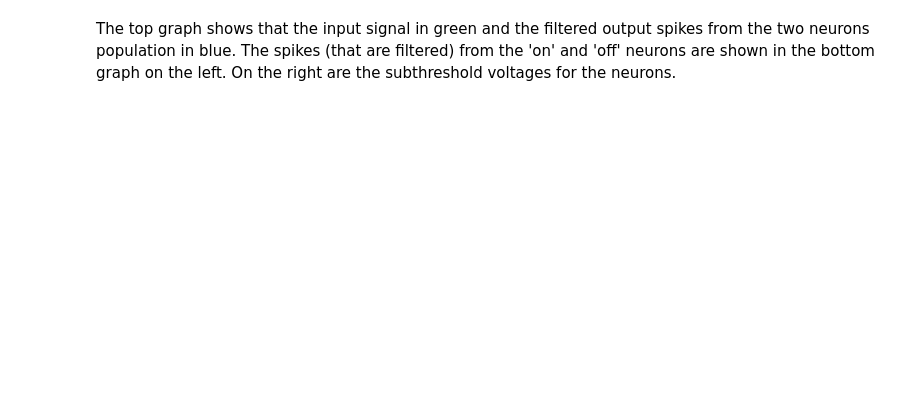
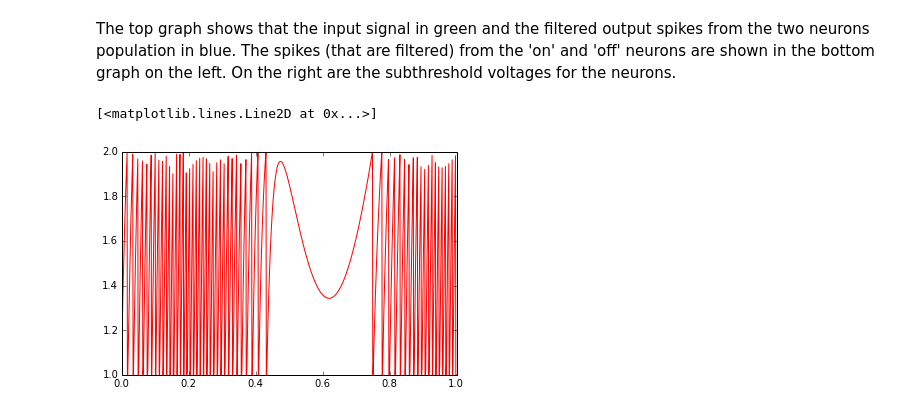
Before and after one commit to nengo/nengo, a Jupyter notebook: examples/two_neurons.ipynb, the cells around one changed output. Drawn from its saved outputs; the diff is of its cells as text; code cells hidden in the pictures; blank space fills up the shorter version.

```diff
--- a/examples/two_neurons.ipynb
+++ b/examples/two_neurons.ipynb
@@ -76,0 +82,5 @@ The top graph shows that the input signal in green and the filtered output spike
+# %%
+plt.plot(sim.trange(), sim.data[voltage][:, 0] + 1, 'r')\
+# %% [output]
+[<matplotlib.lines.Line2D at 0x...>]
+[figure, added]
```
Also changed, not shown: parts of 14 cells of this notebook, 12 other files.
